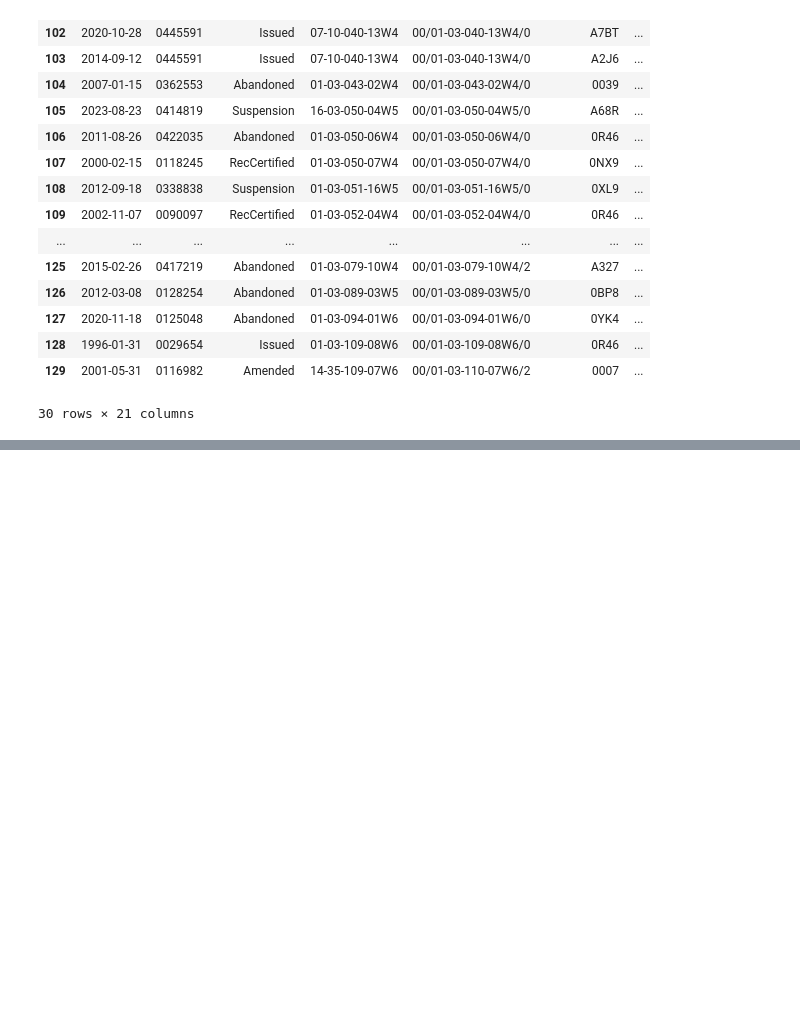
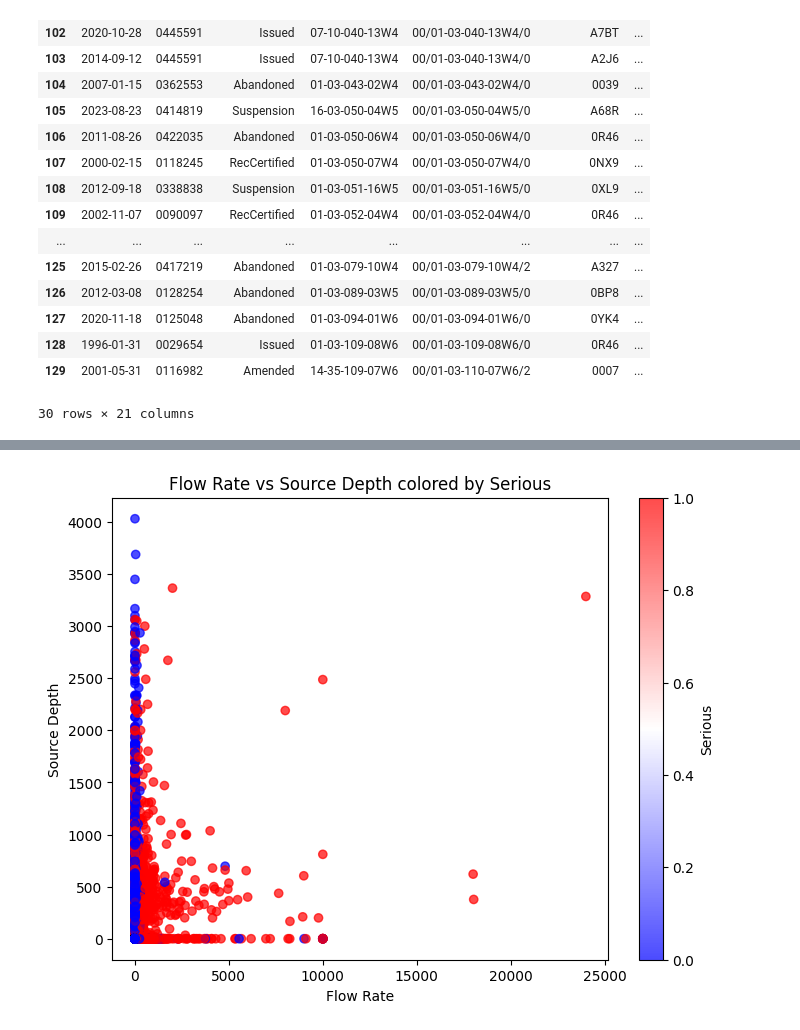
Before and after one commit to Alirezad126/AER, a Jupyter notebook: Documents/ABData/test.ipynb, the cells around one changed output, grey strips where cells are left out. Saved outputs shown, nothing was run; the diff lists cells and outputs as text; code cells hidden in the pictures; blank space fills up the shorter version.

```diff
--- a/Documents/ABData/test.ipynb
+++ b/Documents/ABData/test.ipynb
@@ -179,0 +209,20 @@ https://www2.aer.ca/t/Production/views/0150_IMB_Well_Reservoir_Eval_EXT/Resource
+# %%
+import matplotlib.pyplot as plt
+
+# Scatter plot: flow_rate vs another variable (e.g., source_depth)
+plt.figure(figsize=(8,6))
+scatter = plt.scatter(
+    df_clean["flow_rate_m3d"],
+    df_clean["source_depth_mkb"],   # replace with the column you want on y-axis
+    c=df_clean["is_serious"],      # color by "serious" column
+    cmap="bwr",                 # blue/red colormap
+    alpha=0.7
+)
+
+plt.colorbar(scatter, label="Serious")
+plt.xlabel("Flow Rate")
+plt.ylabel("Source Depth")
+plt.title("Flow Rate vs Source Depth colored by Serious")
+plt.show()
+# %% [output]
+[figure, added]
```
Also changed, not shown: parts of 12 cells of this notebook, 4 other files.
